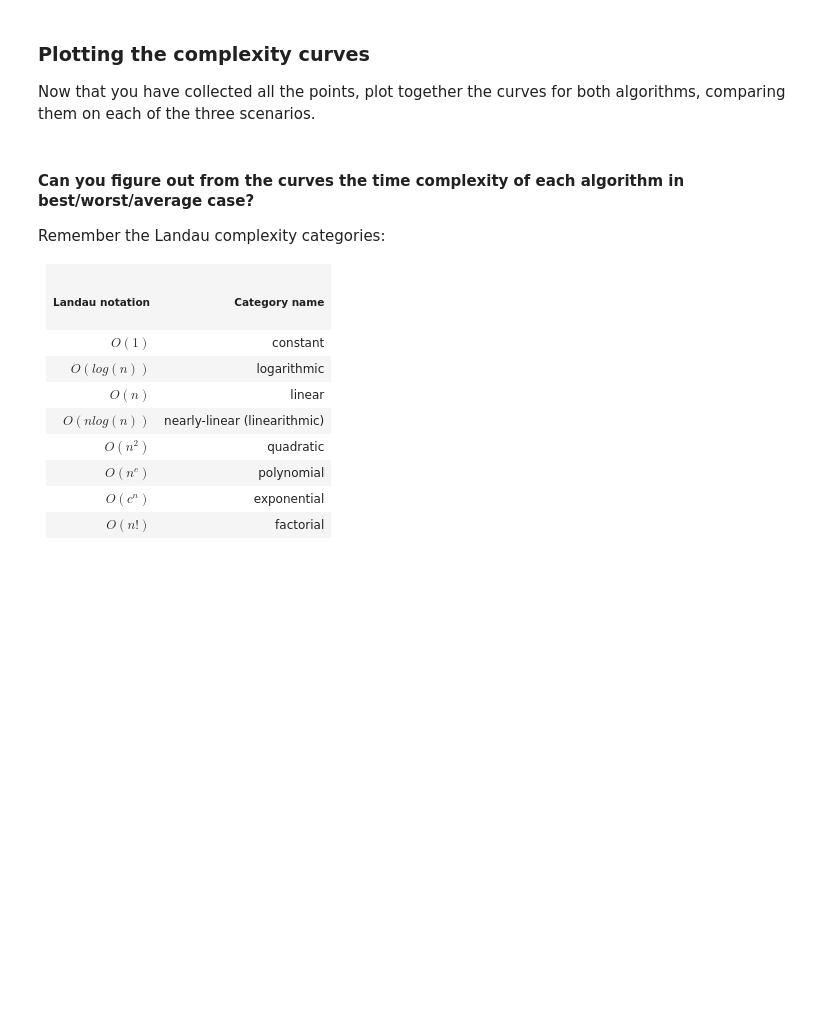
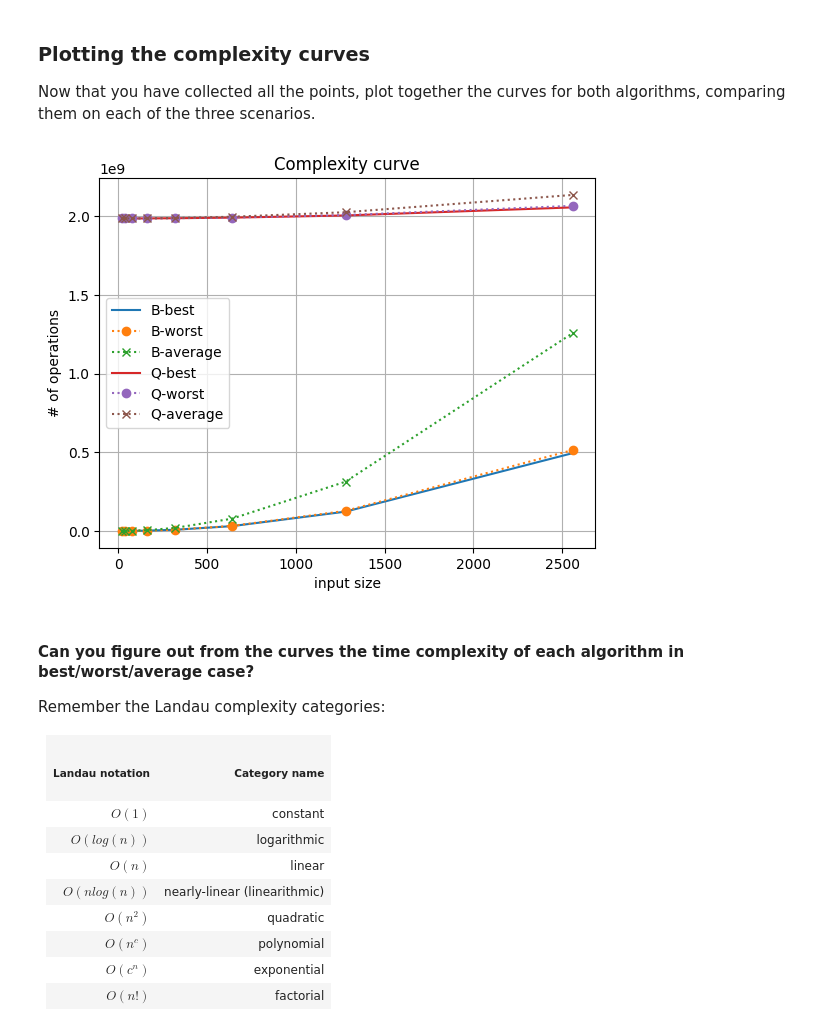
Before and after one commit to ZhangSanbaoo/School_Things, a Jupyter notebook: TP2-Practice-Complexity_and_Profiling.ipynb, the cells around one changed output. Saved outputs shown, nothing was run; the diff lists cells and outputs as text; code cells hidden in the pictures; blank space fills up the shorter version.

```diff
--- a/TP2-Practice-Complexity_and_Profiling.ipynb
+++ b/TP2-Practice-Complexity_and_Profiling.ipynb
@@ -436,16 +458,18 @@ for i in range(8):
     sizeList.append(dataSize)
 
     # Generate a random input array with numbers between 0 and dataRange
-    array=np.random.randint(0, dataRange, size=dataSize).tolist()
+
 
     # TODO Profile a call representing the best case scenario
-
+    best = list(range(0,dataSize))
+    prof.runcall(quickSort,best)
     # Save the hit count in the BestCase list
     timingFile = list(prof.file_dict.values())[0][0]
     costListBestCaseQuick.append(timingFile.getTotalHitCount())
 
     # TODO Profile a call representing the worst case scenario
-
+    worst = list(reversed(range(0,dataSize)))
+    prof.runcall(quickSort,worst)
     # Save the hit cout in the WorstCase list
     timingFile = list(prof.file_dict.values())[0][0]
     costListWorstCaseQuick.append(timingFile.getTotalHitCount())
@@ -455,8 +479,8 @@ for i in range(8):
     for j in range(100) : # TODO complete the code
         # TODO complete the code
         # Note: The wanted element should also be picked at random
-        ...
-
+        array=np.random.randint(0, dataRange, size=dataSize).tolist()
+        prof.runcall(quickSort,array)
         timingFile = list(prof.file_dict.values())[0][0]
         sumHits += timingFile.getTotalHitCount()
 
@@ -478,3 +505,18 @@ Now that you have collected all the points, plot together the curves for both al
+# %%
+# TODO plot the curves here
+fig, ax = plt.subplots()
+ax.plot(sizeList, costListBestCaseBubble, label="B-best")
+ax.plot(sizeList, costListWorstCaseBubble, ":o", label="B-worst")
+ax.plot(sizeList, costListAverageCaseBubble, ":x", label="B-average")
+ax.plot(sizeList, costListBestCaseQuick, label="Q-best")
+ax.plot(sizeList, costListWorstCaseQuick, ":o", label="Q-worst")
+ax.plot(sizeList, costListAverageCaseQuick, ":x", label="Q-average")
+ax.legend()
+ax.set(xlabel='input size', ylabel='# of operations',title='Complexity curve')
+ax.grid()
+plt.show()
+# %% [output]
+[figure, added]
 # %% [markdown]
 #### Can you figure out from the curves the time complexity of each algorithm in best/worst/average case?
 Remember the Landau complexity categories:
```
Also changed, not shown: parts of 27 cells of this notebook, 1 other file.
